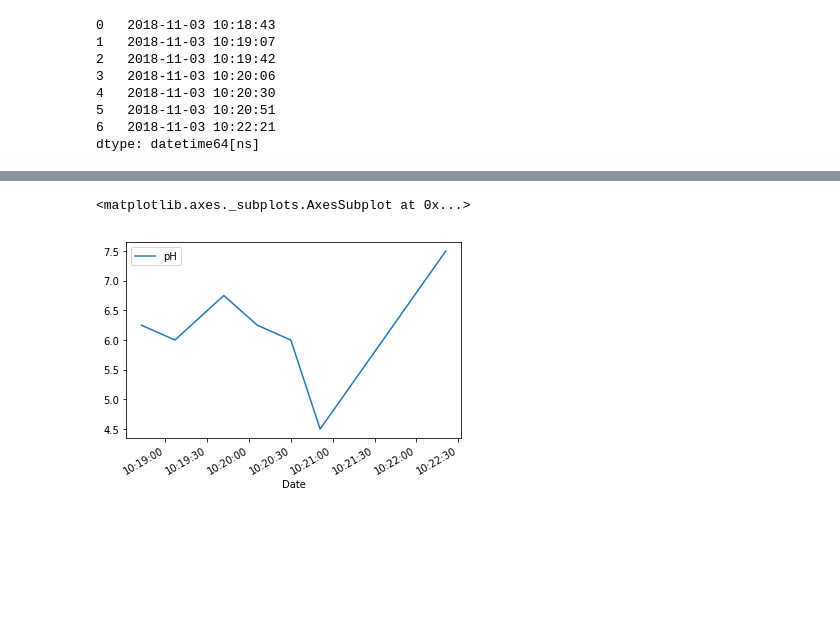
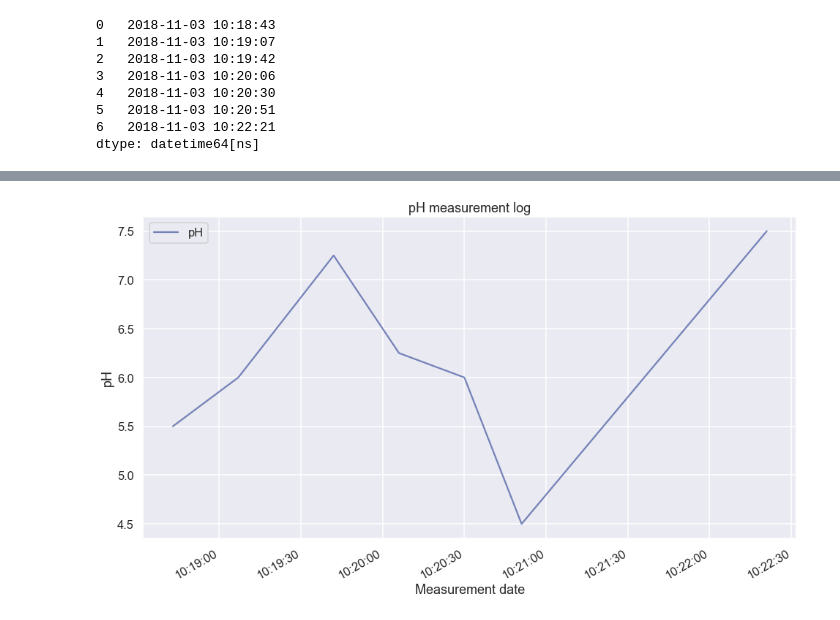
Before and after one commit to TheTerik/SHD2018, a Jupyter notebook: Grab_data.ipynb, the cells around one changed output, grey strips where cells are left out. Drawn from its saved outputs; the diff is of its cells as text; code cells hidden in the pictures; blank space fills up the shorter version.

Commit message:
export csv, plot graph

```diff
--- a/Grab_data.ipynb
+++ b/Grab_data.ipynb
@@ -78,2 +53,5 @@ dtype: float64
 # %%
-df = pd.DataFrame({'Date':datetimes, 'pH':pHs})
+pHs = get_pHs(files)
+df = pd.DataFrame({'Date':datetimes, 'pH':pHs}).set_index('Date')
+df.to_csv('pH_measurement.csv')
+df
@@ -80,7 +75,12 @@ df = pd.DataFrame({'Date':datetimes, 'pH':pHs})
-# %%
-df = df.set_index('Date')
-# %%
-df.plot()
-# %% [output]
-<matplotlib.axes._subplots.AxesSubplot at 0x...>
-[figure, removed]
+# %%
+sns.set(style='darkgrid', palette='dark')
+sns.set_context("talk")
+
+
+df.plot(alpha=0.5, figsize=(16,9))
+plt.title('pH measurement log')
+plt.ylabel('pH')
+plt.xlabel('Measurement date')
+plt.show()
+# %% [output]
+[figure, added]
```
Also changed, not shown: parts of 4 cells of this notebook, 1 other file.
